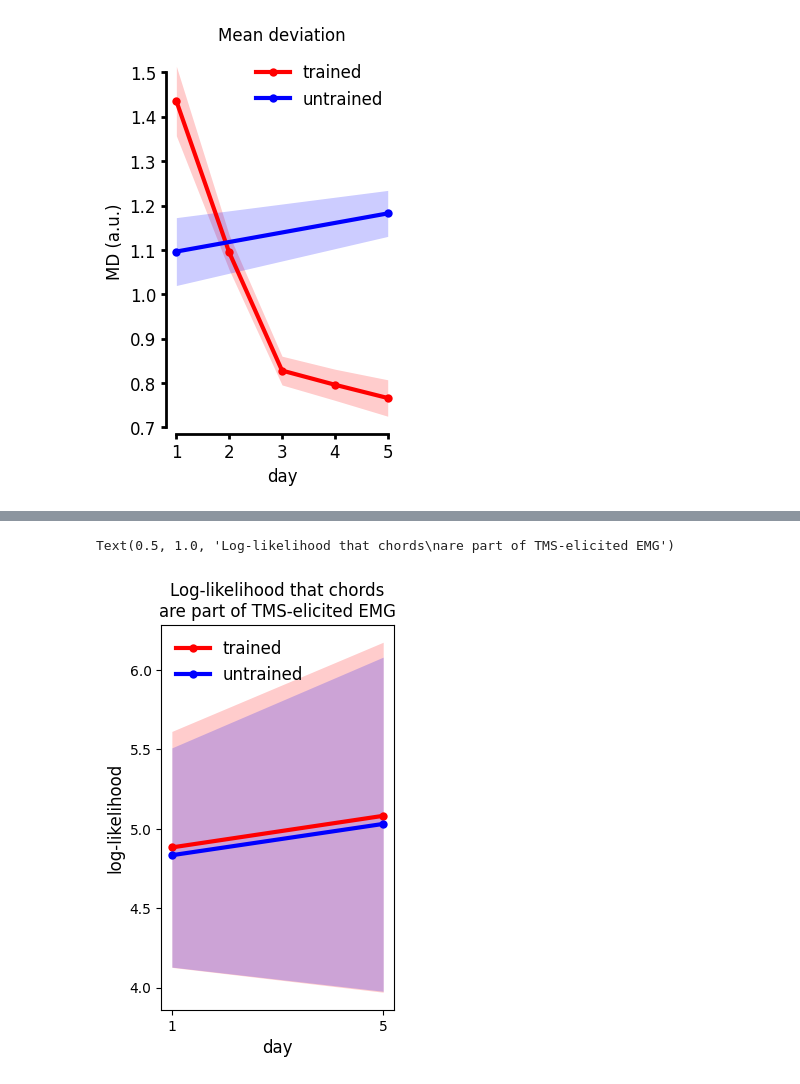
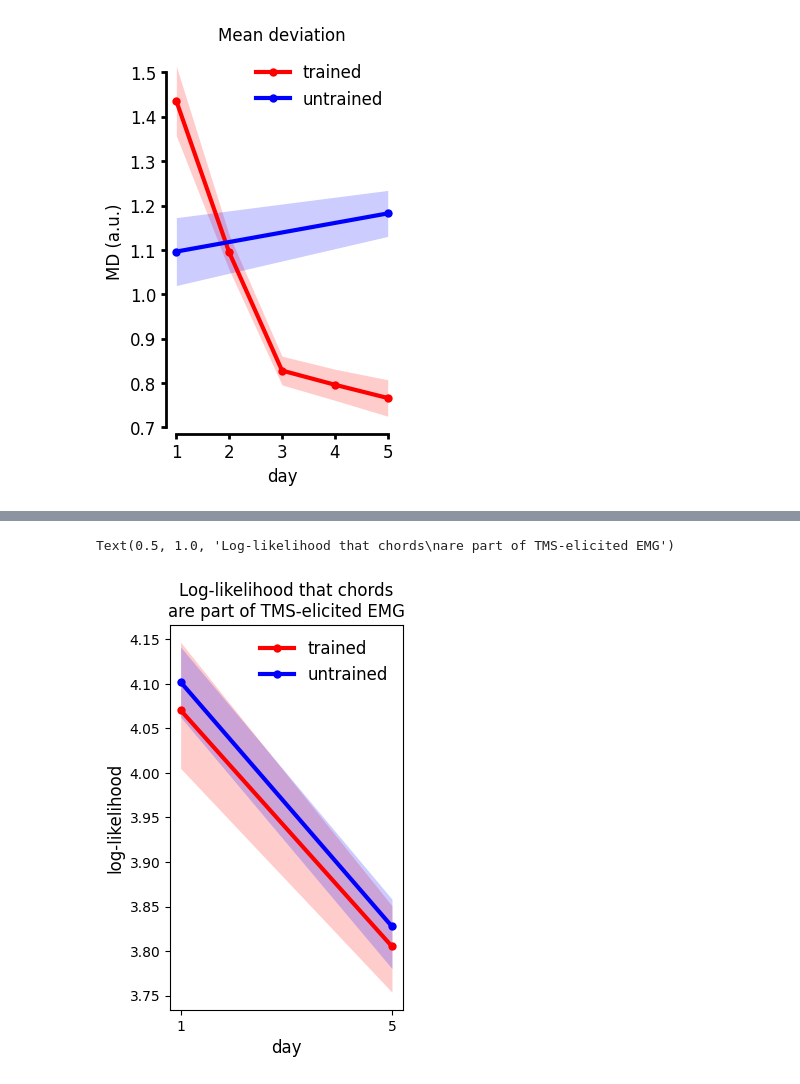
Before and after one commit to mnlmrc/extension-flexion-chords, a Jupyter notebook: notebooks/main.ipynb, the cells around one changed output, grey strips where cells are left out. Saved outputs shown, nothing was run; the diff lists cells and outputs as text; code cells hidden in the pictures.

```diff
--- a/notebooks/main.ipynb
+++ b/notebooks/main.ipynb
@@ -1327,23 +1329,28 @@ fig.tight_layout()
 # %%
 experiment = 'efc3'
 
+participant_id = 'subj114'
+
 log_prob = pd.read_csv(os.path.join(gl.baseDir, experiment, 'log_prob.tsv'), sep='\t')
+log_prob = log_prob[log_prob['participant_id'] == participant_id]
 log_prob['chordID'] = pd.Categorical(log_prob['chordID'])
 
 fig, axs = plt.subplots(figsize=(3, 5))
 
 sns.lineplot(log_prob, ax=axs, y='log_slope', x='day', hue='chord', palette=['red', 'blue'], marker='o', lw=3, markeredgecolor='none',err_kws={'lw': 0})
+
+# sns.lineplot(log_prob, ax=axs, y='log_slope', x='day', hue='chordID', marker='o', lw=3, markeredgecolor='none',err_kws={'lw': 0})
 
 axs.legend(frameon=False, fontsize=fontsize)
 
 axs.set_ylabel('log-likelihood', fontsize=fontsize)
 axs.set_xlabel('day', fontsize=fontsize)
 
 axs.set_xticks([1, 5])
 
 axs.set_title('Log-likelihood that chords\nare part of TMS-elicited EMG', fontsize=fontsize)
 
-# decor(axs=axs, fontsize=fontsize,  spines_width=2, xbounds=(1, 5), ybounds=(5.6, 6.8))
+# decor(axs=axs, fontsize=fontsize,  spines_width=2, xbounds=(1, 5), ybounds=(5, 5.3))
 # %% [output]
 Text(0.5, 1.0, 'Log-likelihood that chords\nare part of TMS-elicited EMG')
-[figure, old version]
+[figure, new version]
```
Also changed, not shown: parts of 1 cell of this notebook, 4 other files.
